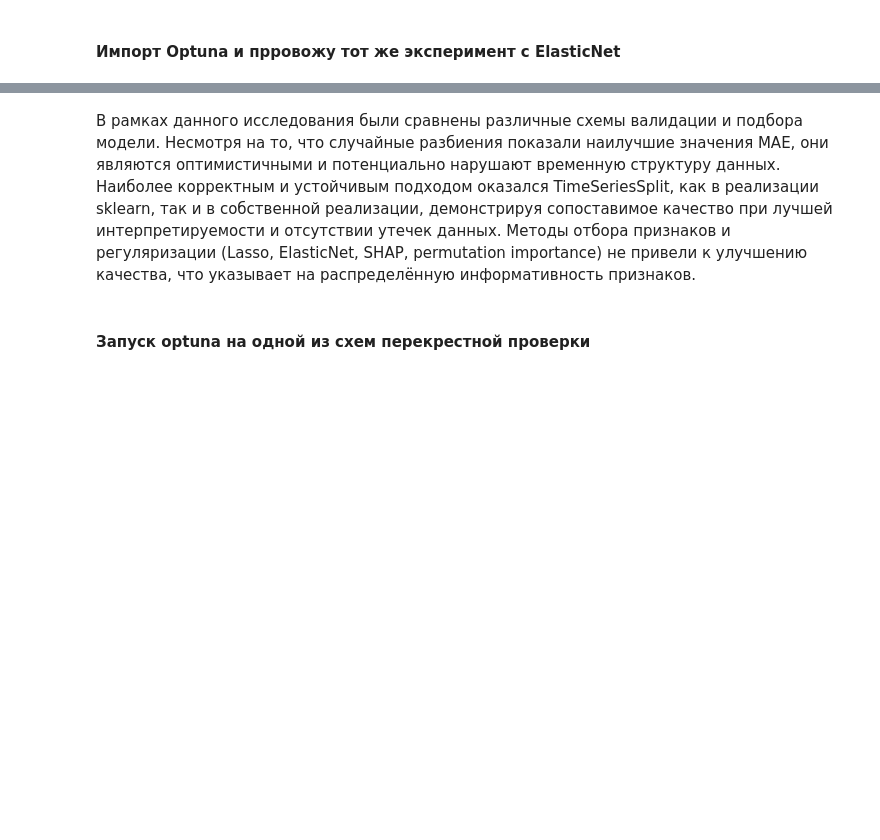
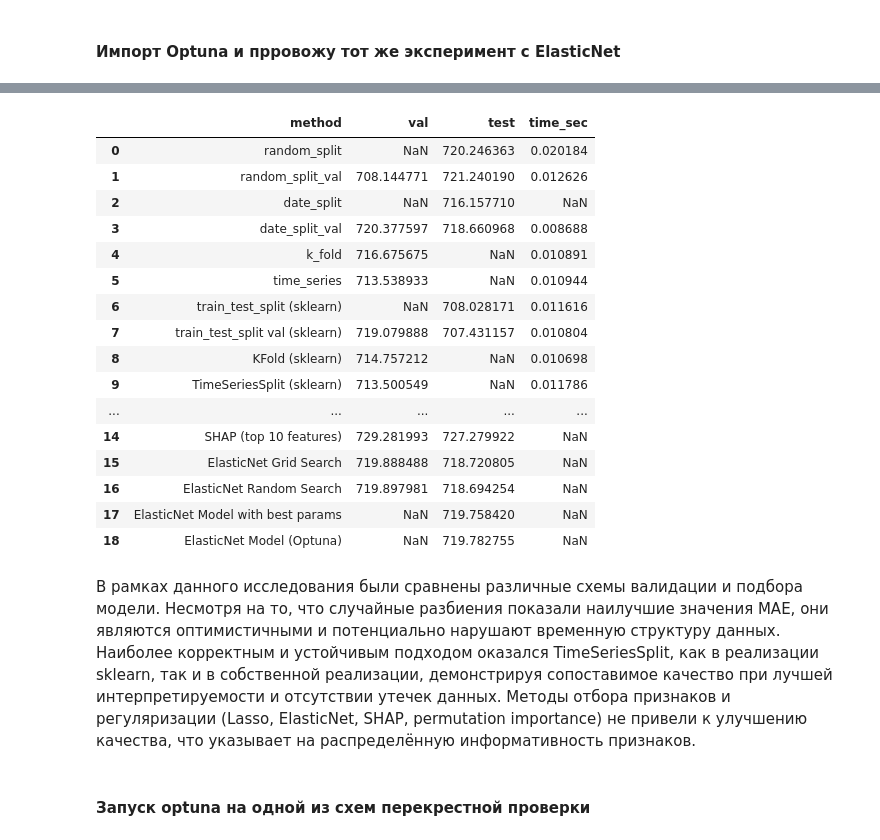
Before and after one commit to affiliation24/Validation, a Jupyter notebook: src/ml_3_validation.ipynb, the cells around one changed output, grey strips where cells are left out. Cells and saved outputs as stored; diff of their text form; code cells hidden in the pictures; blank space fills up the shorter version.

Commit message:
fix metrics

```diff
--- a/src/ml_3_validation.ipynb
+++ b/src/ml_3_validation.ipynb
@@ -903,7 +1067,6 @@ test_mae = mean_absolute_error(
 elapsed = time.perf_counter() - start
 results.append({
     'method': 'ElasticNet Grid Search',
-    'metric': 'MAE',
     'val': best_mae,
     'test': test_mae,
     'time_sec': np.nan
@@ -954,7 +1117,6 @@ test_mae = mean_absolute_error(
 
 results.append({
     'method': 'ElasticNet Random Search',
-    'metric': 'MAE',
     'val': best_mae,
     'test': test_mae,
     'time_sec': np.nan
@@ -1030,7 +1215,6 @@ final_test_mae = mean_absolute_error(y_test, y_test_pred)
 
 results.append({
     'method': 'ElasticNet Model with best params',
-    'metric': 'MAE',
     'val': np.nan,
     'test': final_test_mae,
     'time_sec': np.nan
@@ -1094,14 +1320,31 @@ final_test_mae = mean_absolute_error(y_test, y_test_pred)
 
 results.append({
     'method': 'ElasticNet Model (Optuna)',
-    'metric': 'MAE',
     'val': np.nan,
     'test': final_test_mae,
     'time_sec': np.nan
 })
 # %%
 df_results = pd.DataFrame(results)
-print(df_results)
+df_results
+# %% [output]
+|  | method | val | test | time_sec |
+| 0 | random_split | NaN | 720.246363 | 0.020184 |
+| 1 | random_split_val | 708.144771 | 721.240190 | 0.012626 |
+| 2 | date_split | NaN | 716.157710 | NaN |
+| 3 | date_split_val | 720.377597 | 718.660968 | 0.008688 |
+| 4 | k_fold | 716.675675 | NaN | 0.010891 |
+| 5 | time_series | 713.538933 | NaN | 0.010944 |
+| 6 | train_test_split (sklearn) | NaN | 708.028171 | 0.011616 |
+| 7 | train_test_split val (sklearn) | 719.079888 | 707.431157 | 0.010804 |
+| 8 | KFold (sklearn) | 714.757212 | NaN | 0.010698 |
+| 9 | TimeSeriesSplit (sklearn) | 713.500549 | NaN | 0.011786 |
+| ... | ... | ... | ... | ... |
+| 14 | SHAP (top 10 features) | 729.281993 | 727.279922 | NaN |
+| 15 | ElasticNet Grid Search | 719.888488 | 718.720805 | NaN |
+| 16 | ElasticNet Random Search | 719.897981 | 718.694254 | NaN |
+| 17 | ElasticNet Model with best params | NaN | 719.758420 | NaN |
+| 18 | ElasticNet Model (Optuna) | NaN | 719.782755 | NaN |
 # %% [markdown]
 В рамках данного исследования были сравнены различные схемы валидации и подбора модели.
 Несмотря на то, что случайные разбиения показали наилучшие значения MAE, они являются оптимистичными и потенциально нарушают временную структуру данных.
```
Also changed, not shown: parts of 42 cells of this notebook.
